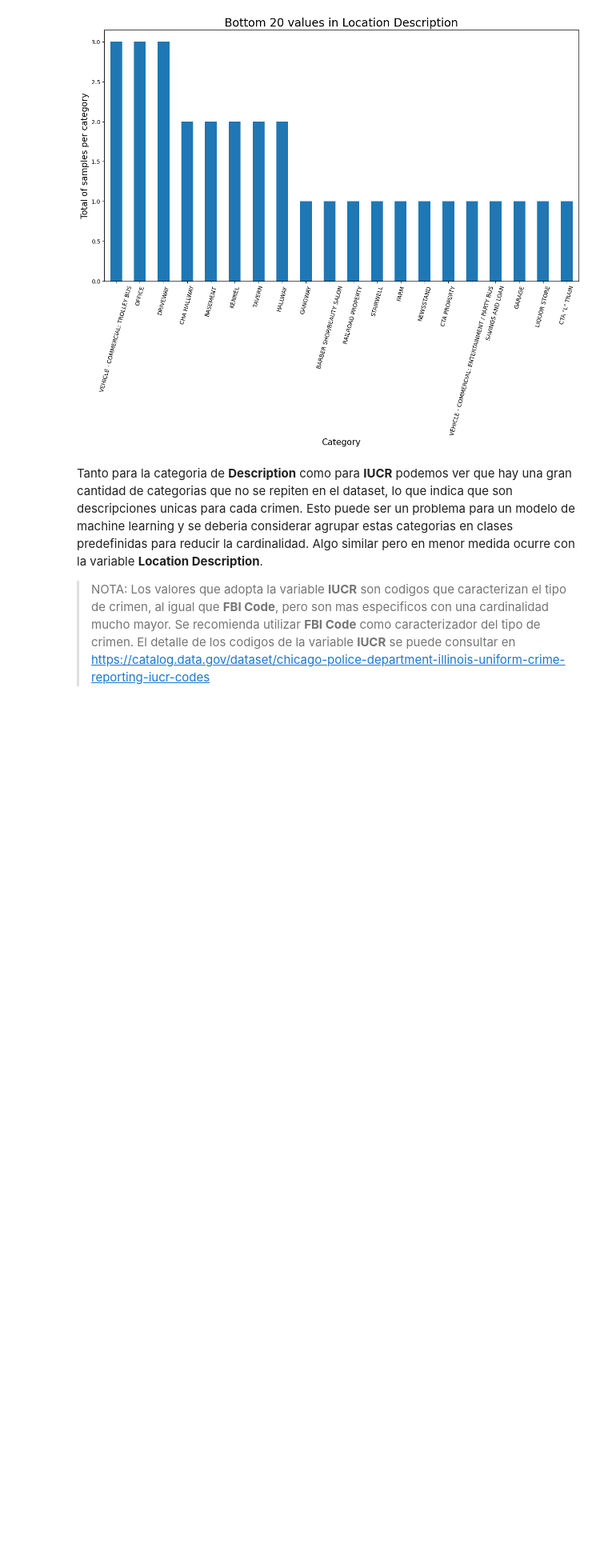
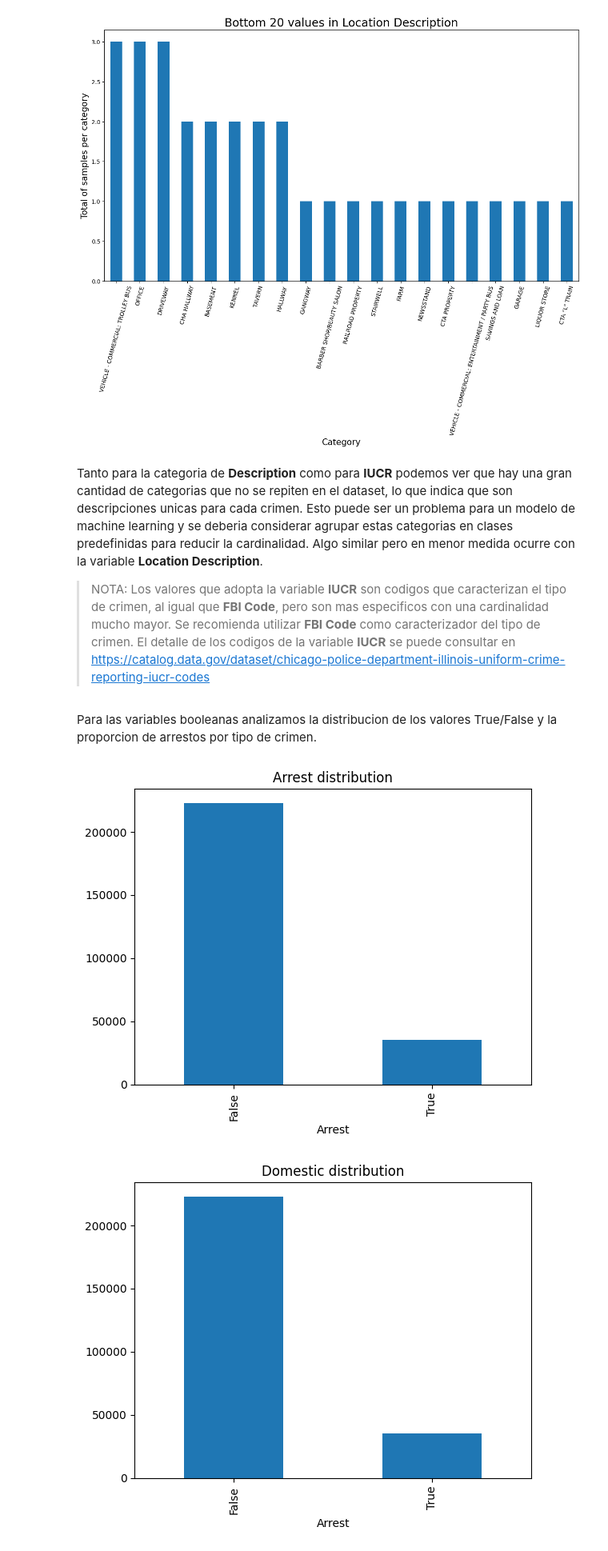
Before and after one commit to maximdorogov/fiuba-analisis-de-datos, a Jupyter notebook: tp1.ipynb, the cells around one changed output. Shown at 80% size. Saved outputs shown, nothing was run; the diff lists cells and outputs as text; code cells hidden in the pictures; blank space fills up the shorter version.

```diff
--- a/tp1.ipynb
+++ b/tp1.ipynb
@@ -345,3 +352,13 @@ for col in ['Description', 'IUCR', 'Location Description']:
 # %% [markdown]
 Tanto para la categoria de __Description__ como para __IUCR__ podemos ver que hay una gran cantidad de categorias que no se repiten en el dataset, lo que indica que son descripciones unicas para cada crimen. Esto puede ser un problema para un modelo de machine learning y se deberia considerar agrupar estas categorias en clases predefinidas para reducir la cardinalidad. Algo similar pero en menor medida ocurre con la variable __Location Description__.
 >NOTA: Los valores que adopta la variable __IUCR__ son codigos que caracterizan el tipo de crimen, al igual que __FBI Code__, pero son mas especificos con una cardinalidad mucho mayor. Se recomienda utilizar __FBI Code__ como caracterizador del tipo de crimen. El detalle de los codigos de la variable __IUCR__ se puede consultar en https://catalog.data.gov/dataset/chicago-police-department-illinois-uniform-crime-reporting-iucr-codes
+# %% [markdown]
+Para las variables booleanas analizamos la distribucion de los valores True/False y la proporcion de arrestos por tipo de crimen.
+# %%
+for col in ['Arrest', 'Domestic']:
+    df['Arrest'].value_counts().plot(kind='bar')
+    plt.title(f'{col} distribution')
+    plt.show()
+# %% [output]
+[figure, added]
+[figure, added]
```
Also changed, not shown: parts of 8 cells of this notebook.
